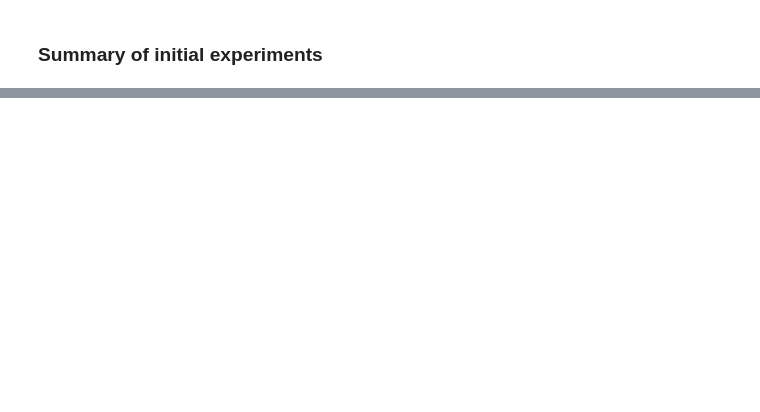
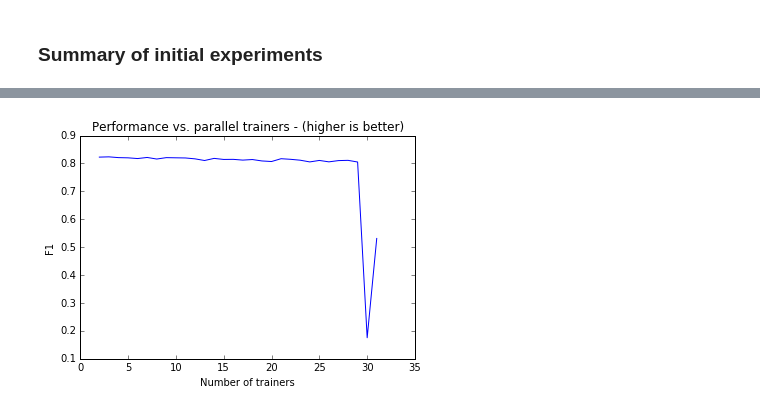
Before and after one commit to cerndb/dist-keras, a Jupyter notebook: examples/workflow.ipynb, the cells around one changed output, grey strips where cells are left out. Cells and saved outputs as stored; diff of their text form; code cells hidden in the pictures; blank space fills up the shorter version.

```diff
--- a/examples/workflow.ipynb
+++ b/examples/workflow.ipynb
@@ -379,0 +484,19 @@ print("Improvement using AEASGD: " + `improvement` + " %")
+# %%
+min_num_workers = 2
+max_num_workers = num_workers
+scaling_results = {}
+scaling_time_spent = {}
+# %%
+for i in range(min_num_workers, max_num_workers):
+    print("Evaluating for " + str(i) + " parallel workers.")
+    async_easgd_trainer = AsynchronousEASGD(keras_model=model, features_col="features_normalized",
+                                            batch_size=10, num_workers=i, rho=5.0, learning_rate=0.05,
+                                            worker_optimizer=optimizer, loss=loss, communication_window=30)
+    time_start = time.time()
+    trained_model = async_easgd_trainer.train(trainingSet)
+    dt = time.time() - time_start
+    print("- Training done. Training time: " + str(dt))
+    score = evaluate(trained_model)
+    print("F1 score: " + str(score))
+    scaling_results[i] = score
+    scaling_time_spent[i] = dt
@@ -379,0 +521,11 @@ print("Improvement using AEASGD: " + `improvement` + " %")
+# %%
+# Plot the F1 score of the different number of trainers.
+x = scaling_results.keys()
+y = scaling_results.values()
+plt.plot(x, y)
+plt.xlabel('Number of trainers')
+plt.ylabel('F1')
+plt.title("Performance vs. parallel trainers - (higher is better)")
+plt.show()
+# %% [output]
+[figure, added]
```
Also changed, not shown: parts of 54 cells of this notebook.
